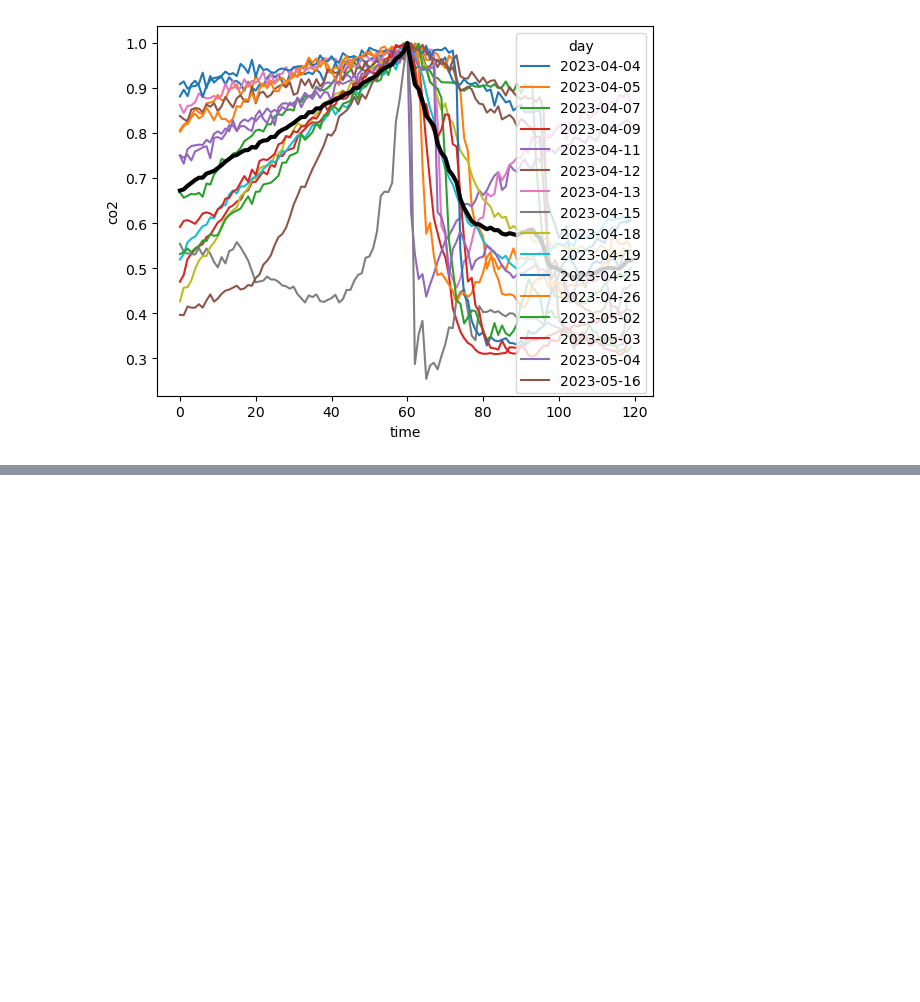
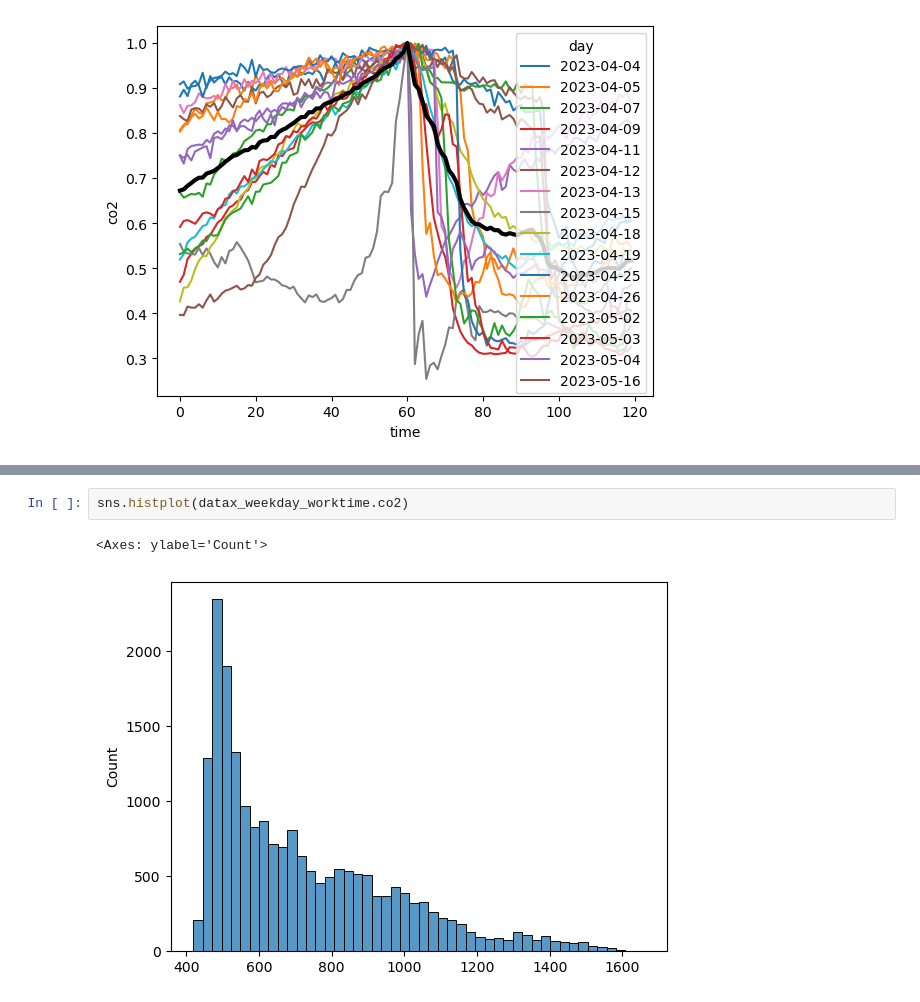
Before and after one commit to mattphysics/CO2_tracking, a Jupyter notebook: notebooks/inspect_data.ipynb, the cells around one changed output, grey strips where cells are left out. Cells and saved outputs as stored; diff of their text form; blank space fills up the shorter version.

```diff
--- a/notebooks/inspect_data.ipynb
+++ b/notebooks/inspect_data.ipynb
@@ -424,0 +425,5 @@ plt.ylim(0,100)
+# %%
+sns.histplot(datax_weekday_worktime.co2)
+# %% [output]
+<Axes: ylabel='Count'>
+[figure, added]
```
Also changed, not shown: parts of 24 cells of this notebook, 2 other files.
